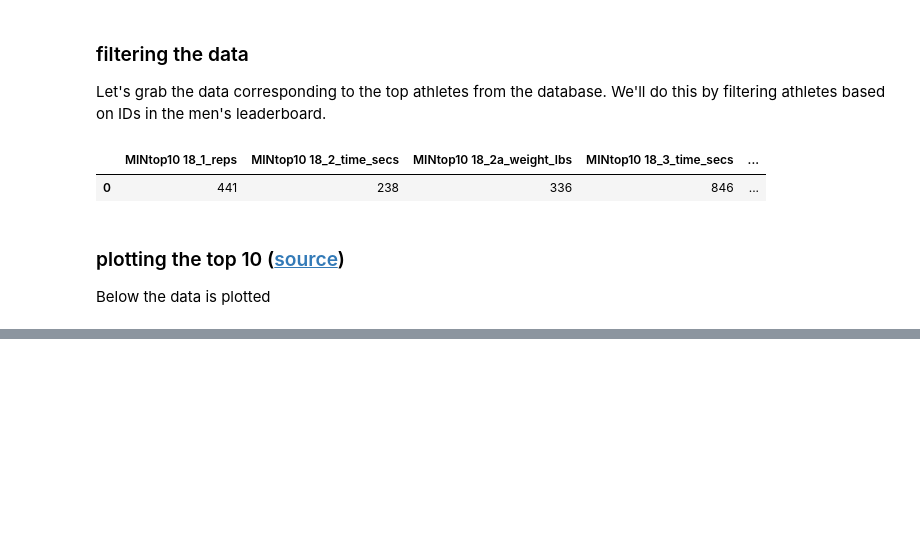
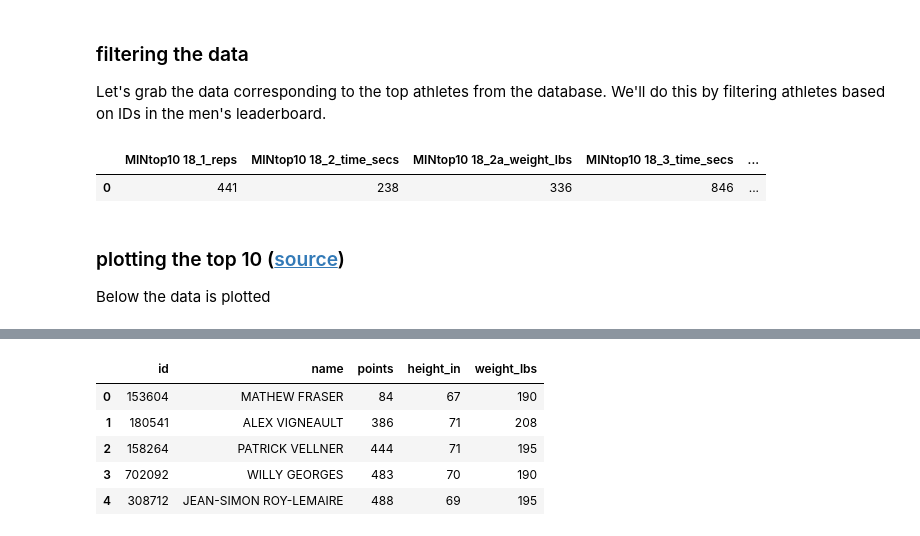
Before and after one commit to zfreedman/crossfit_open_2018, a Jupyter notebook: data_visualization.ipynb, the cells around one changed output, grey strips where cells are left out. Drawn from its saved outputs; the diff is of its cells as text; code cells hidden in the pictures; blank space fills up the shorter version.

```diff
--- a/data_visualization.ipynb
+++ b/data_visualization.ipynb
@@ -325,0 +349,9 @@ working_athletes[0]
+# %%
+height_weight_points.head(5)
+# %% [output]
+|  | id | name | points | height_in | weight_lbs |
+| 0 | 153604 | MATHEW FRASER | 84 | 67 | 190 |
+| 1 | 180541 | ALEX VIGNEAULT | 386 | 71 | 208 |
+| 2 | 158264 | PATRICK VELLNER | 444 | 71 | 195 |
+| 3 | 702092 | WILLY GEORGES | 483 | 70 | 190 |
+| 4 | 308712 | JEAN-SIMON ROY-LEMAIRE | 488 | 69 | 195 |
```
Also changed, not shown: parts of 11 cells of this notebook, 2 other files.
